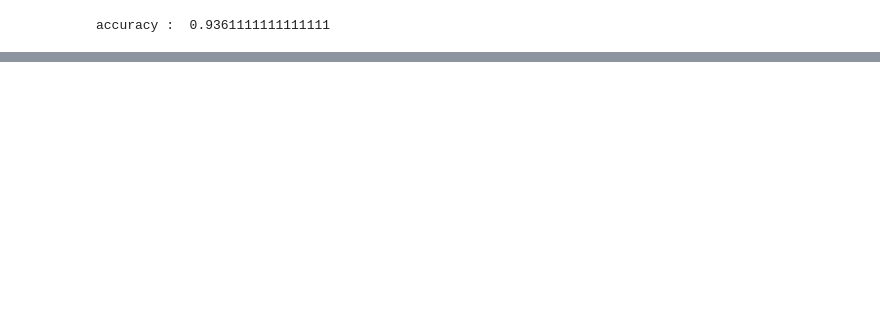
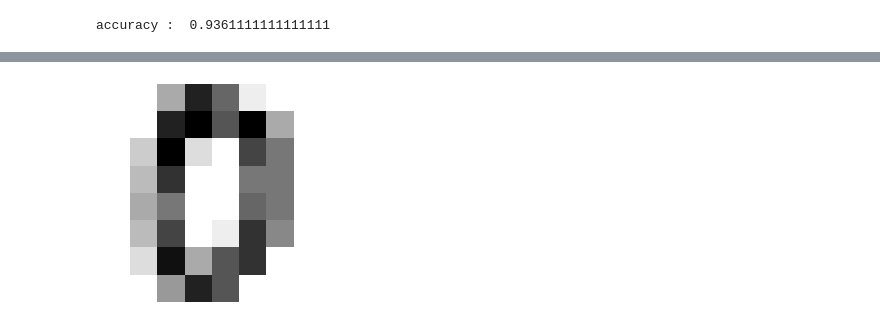
Before and after one commit to suyeondev/TIL, a Jupyter notebook: Python/sklearn/ml_sklearn[06].ipynb, the cells around one changed output, grey strips where cells are left out. Drawn from its saved outputs; the diff is of its cells as text; code cells hidden in the pictures; blank space fills up the shorter version.

```diff
--- a/Python/sklearn/ml_sklearn[06].ipynb
+++ b/Python/sklearn/ml_sklearn[06].ipynb
@@ -187,0 +207,3 @@ plt.close()
+# %%
+feature_img = features[0].reshape(8,8) # 0 : 흰색, 숫자 : 뭔가 표시하는 것.
+feature_img
@@ -187,0 +219,6 @@ plt.close()
+# %%
+plt.imshow(feature_img, cmap = matplotlib.cm.binary)
+plt.axis('off')
+plt.show()
+# %% [output]
+[figure, added]
```
Also changed, not shown: parts of 86 cells of this notebook.
